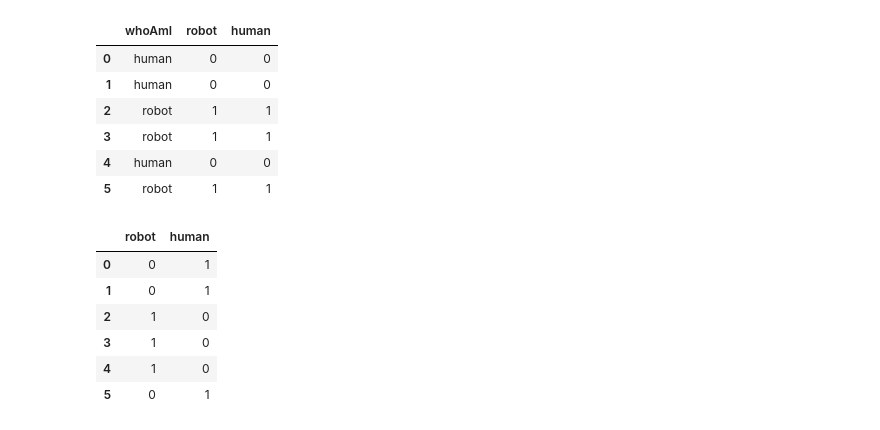
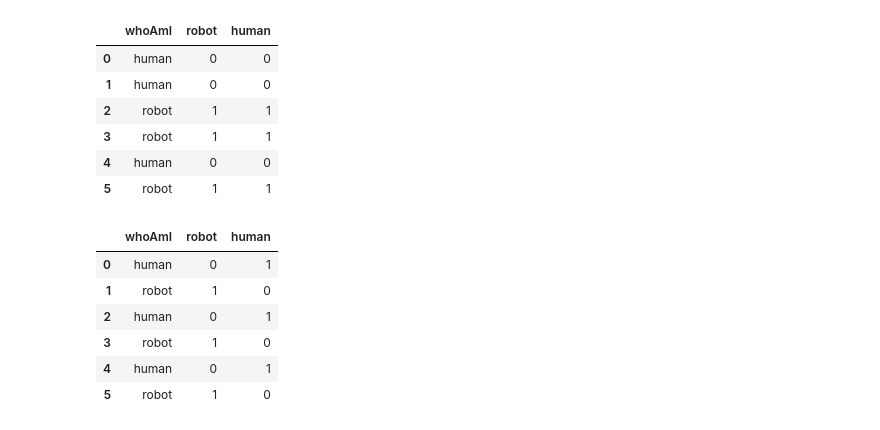
Before and after one commit to FrankHorrigun/Python, a Jupyter notebook: Sem_010.ipynb, the cells around one changed output. Saved outputs shown, nothing was run; the diff lists cells and outputs as text; code cells hidden in the pictures.

```diff
--- a/Sem_010.ipynb
+++ b/Sem_010.ipynb
@@ -287,16 +277,16 @@ data
 | 5 | robot | 1 | 1 |
 # %%
 data
-data['robot'] = np.where(data.whoAmI=='robot', 0, 1)
-data['human'] = np.where(data.whoAmI=='human', 0, 1)
+data['robot'] = np.where(data.whoAmI=='robot', 1, 0)
+data['human'] = np.where(data.whoAmI=='human', 1, 0)
 data
-data.drop('whoAmI', axis=1, inplace=True)
+# data.drop('whoAmI', axis=1, inplace=True)
 data
 # %% [output]
-|  | robot | human |
-| 0 | 0 | 1 |
-| 1 | 0 | 1 |
-| 2 | 1 | 0 |
-| 3 | 1 | 0 |
-| 4 | 1 | 0 |
-| 5 | 0 | 1 |
+|  | whoAmI | robot | human |
+| 0 | human | 0 | 1 |
+| 1 | robot | 1 | 0 |
+| 2 | human | 0 | 1 |
+| 3 | robot | 1 | 0 |
+| 4 | human | 0 | 1 |
+| 5 | robot | 1 | 0 |
```
Also changed, not shown: parts of 4 cells of this notebook.
